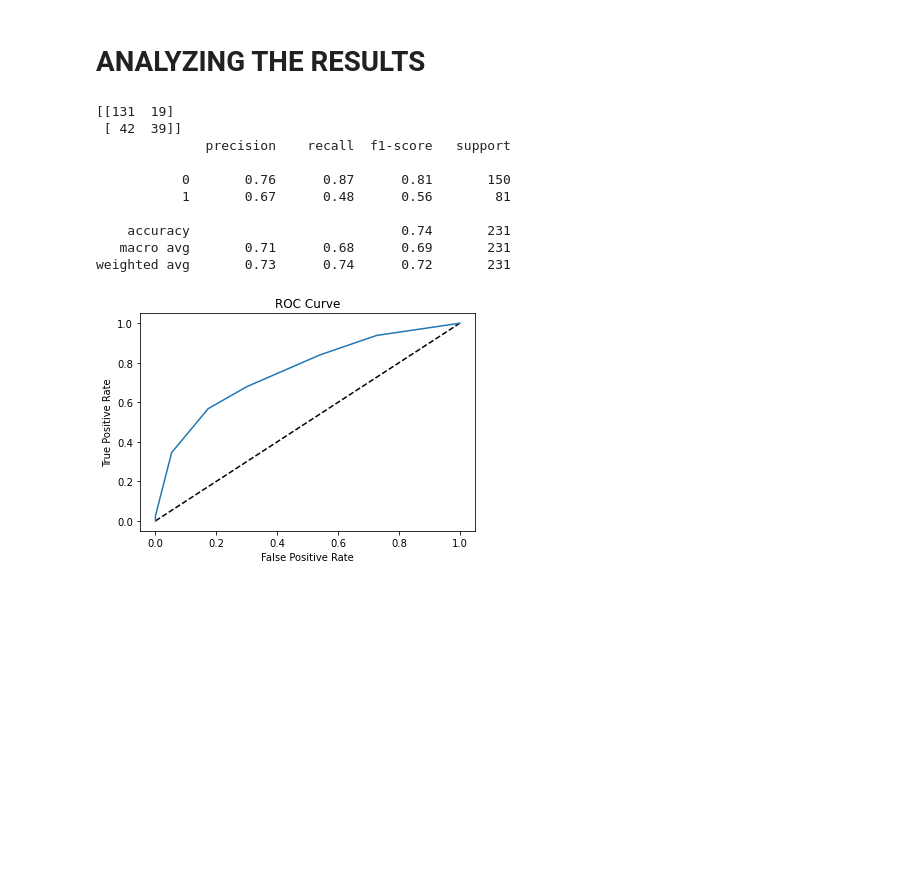
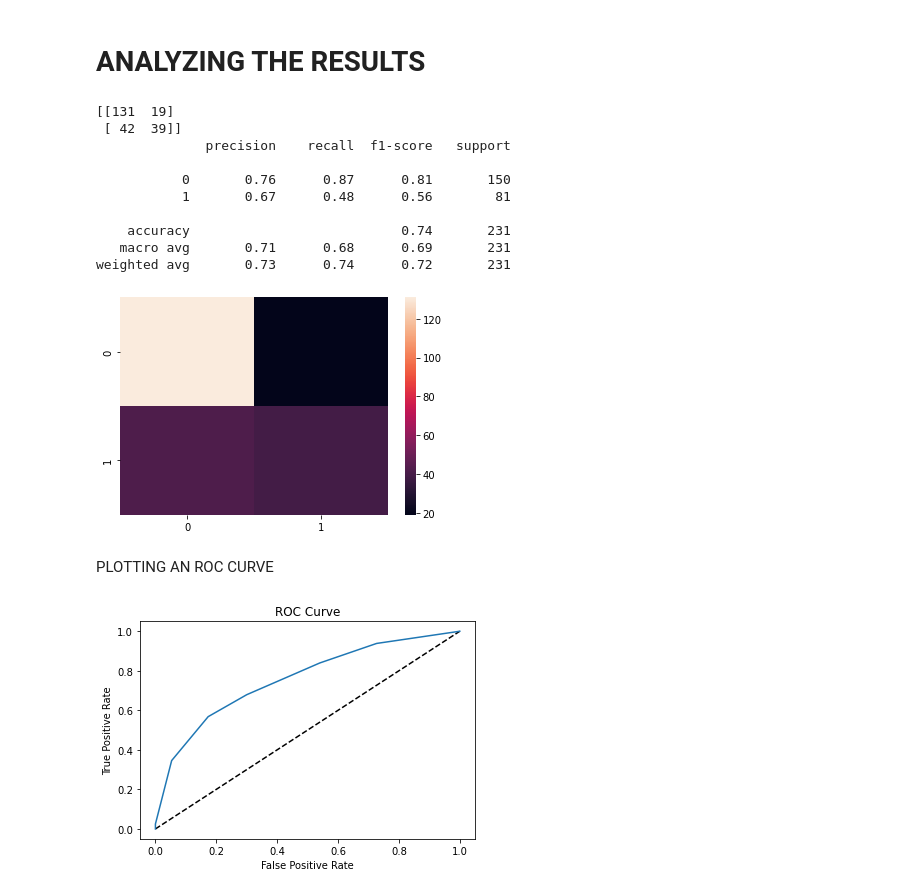
Before and after one commit to ALI-KHAN-24/KNNC-on-Pima-Diabetes-Dataset, a Jupyter notebook: KNNC.ipynb, the cells around one changed output. Saved outputs shown, nothing was run; the diff lists cells and outputs as text; code cells hidden in the pictures; blank space fills up the shorter version.

```diff
--- a/KNNC.ipynb
+++ b/KNNC.ipynb
@@ -117,21 +131,27 @@ plt.show()
 # %% [markdown]
 <h1>ANALYZING THE RESULTS</h1>
 # %%
+import seaborn as sns
 y_pred = knn.predict(X_test)
 
-print(confusion_matrix(y_test,y_pred))
+cm = confusion_matrix(y_test,y_pred)
+print(cm)
+sns.heatmap(data=cm)
 print(classification_report(y_test, y_pred))
 # %% [output]
 [[131  19]
  [ 42  39]]
               precision    recall  f1-score   support
 
            0       0.76      0.87      0.81       150
            1       0.67      0.48      0.56        81
 
     accuracy                           0.74       231
    macro avg       0.71      0.68      0.69       231
 weighted avg       0.73      0.74      0.72       231
+[figure, added]
+# %% [markdown]
+<p>PLOTTING AN ROC CURVE</p>
 # %%
 from sklearn.metrics import roc_curve
 
```
Also changed, not shown: parts of 12 cells of this notebook.
